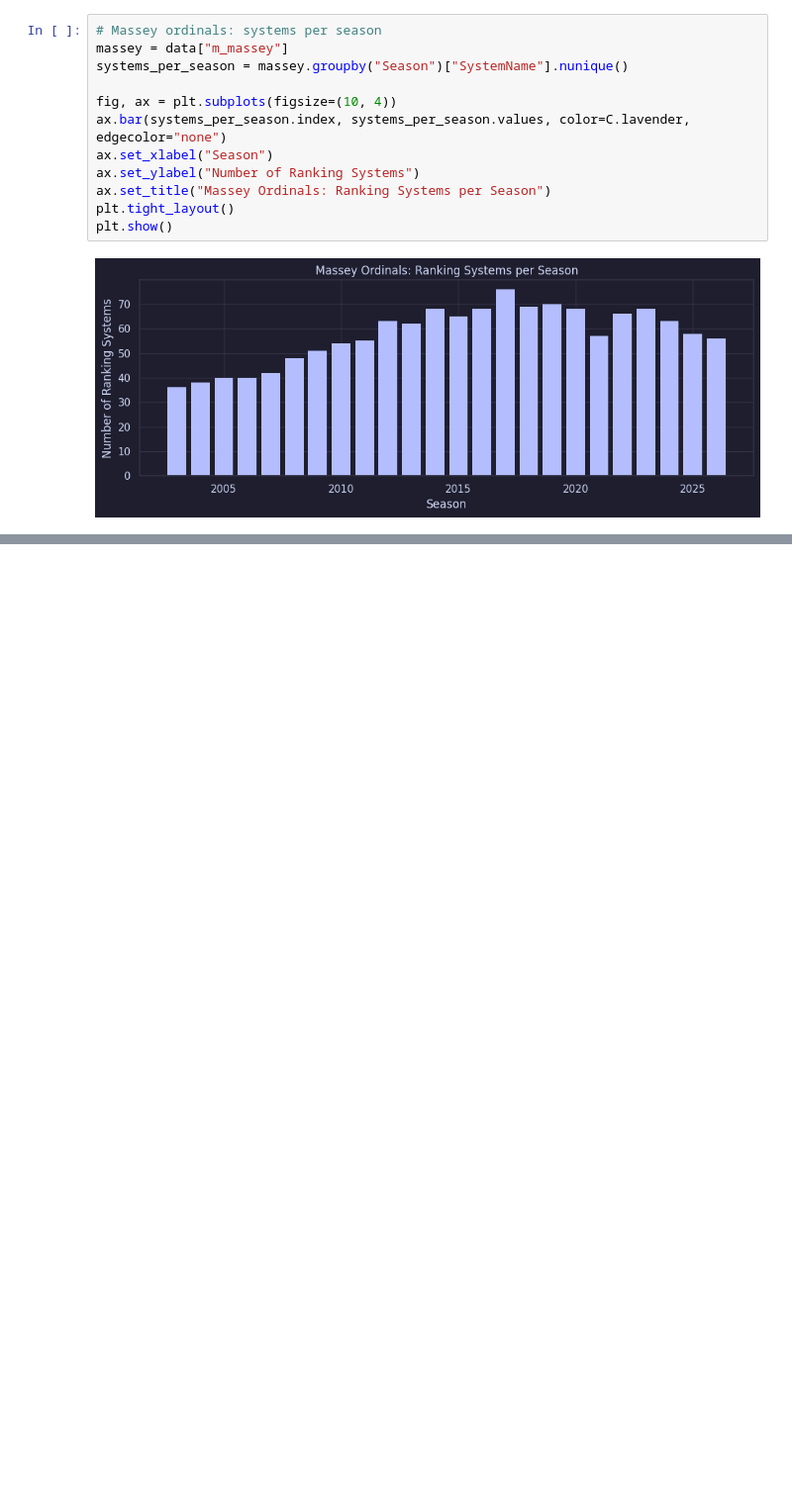
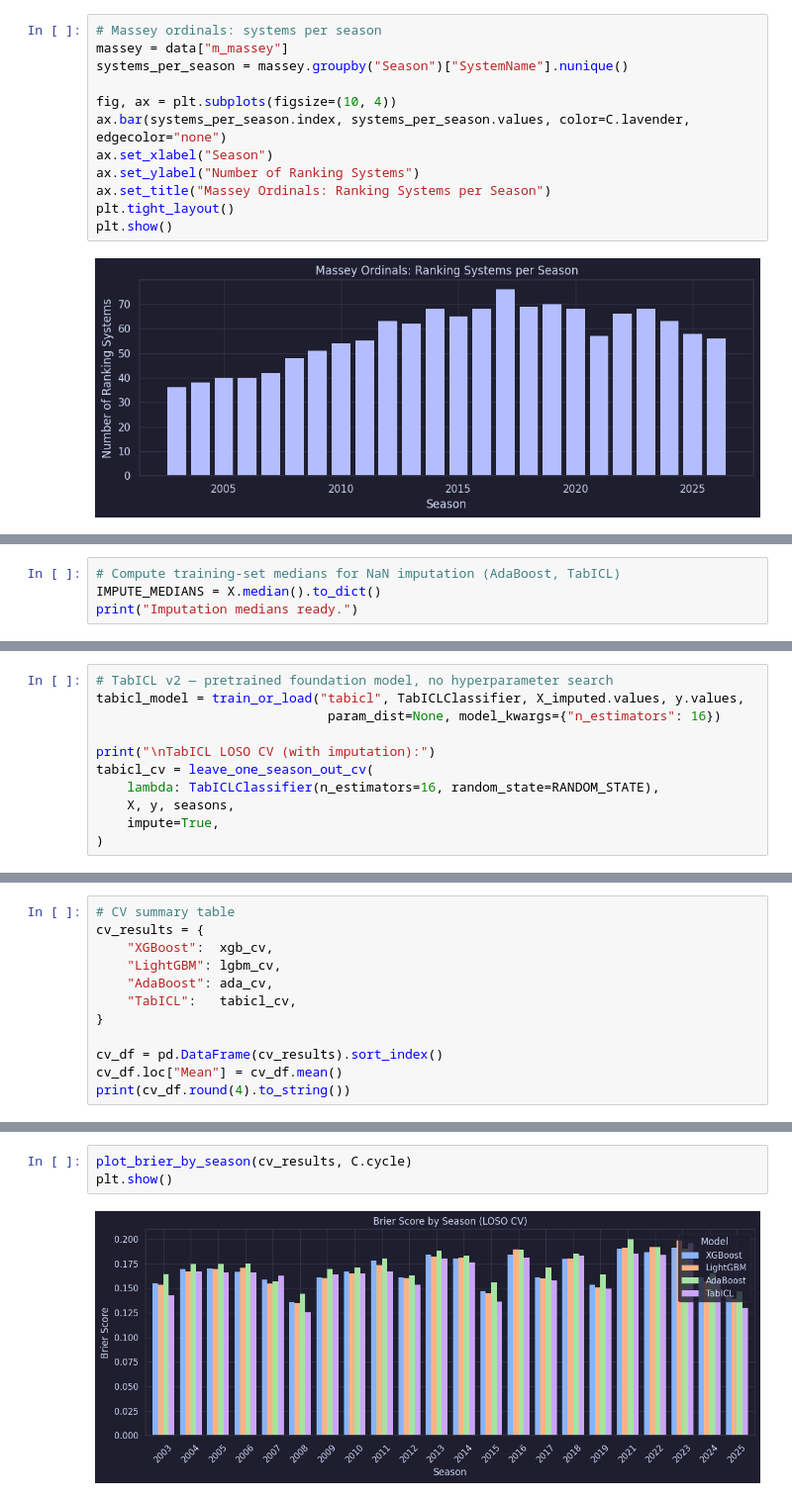
Before and after one commit to aelhajj/kaggle_march_ml_mania_2026, a Jupyter notebook: notebook.ipynb, the cells around one changed output, grey strips where cells are left out. Shown at 99% size. Saved outputs shown, nothing was run; the diff lists cells and outputs as text; blank space fills up the shorter version.

Commit message:
first run, xgboost, ada, tabicl

```diff
--- a/notebook.ipynb
+++ b/notebook.ipynb
@@ -201,0 +332,4 @@ plt.show()
+# %%
+# Compute training-set medians for NaN imputation (AdaBoost, TabICL)
+IMPUTE_MEDIANS = X.median().to_dict()
+print("Imputation medians ready.")
@@ -201,0 +439,11 @@ plt.show()
+# %%
+# TabICL v2 — pretrained foundation model, no hyperparameter search
+tabicl_model = train_or_load("tabicl", TabICLClassifier, X_imputed.values, y.values,
+                              param_dist=None, model_kwargs={"n_estimators": 16})
+
+print("\nTabICL LOSO CV (with imputation):")
+tabicl_cv = leave_one_season_out_cv(
+    lambda: TabICLClassifier(n_estimators=16, random_state=RANDOM_STATE),
+    X, y, seasons,
+    impute=True,
+)
@@ -201,0 +459,12 @@ plt.show()
+# %%
+# CV summary table
+cv_results = {
+    "XGBoost":  xgb_cv,
+    "LightGBM": lgbm_cv,
+    "AdaBoost": ada_cv,
+    "TabICL":   tabicl_cv,
+}
+
+cv_df = pd.DataFrame(cv_results).sort_index()
+cv_df.loc["Mean"] = cv_df.mean()
+print(cv_df.round(4).to_string())
@@ -201,0 +489,5 @@ plt.show()
+# %%
+plot_brier_by_season(cv_results, C.cycle)
+plt.show()
+# %% [output]
+[figure, added]
```
Also changed, not shown: parts of 31 cells of this notebook, 2 other files.
